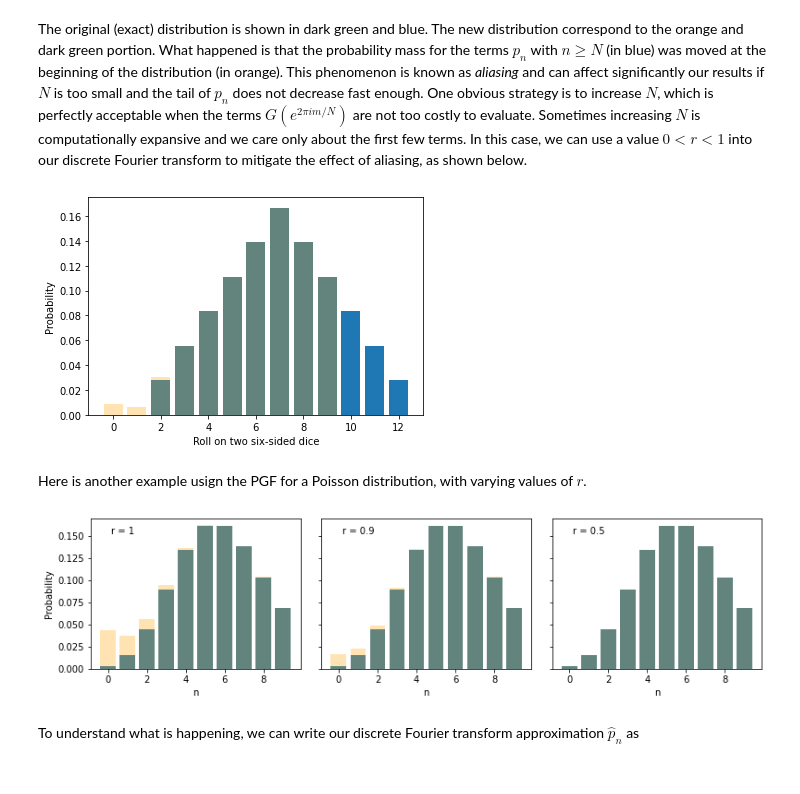
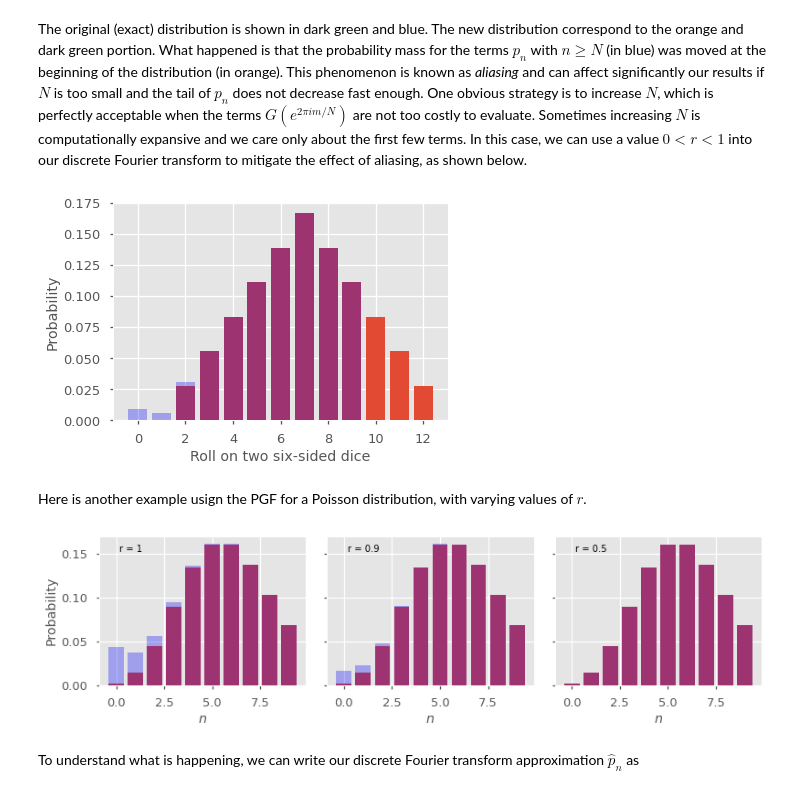
Before and after one commit to gstonge/pgfunk, a Jupyter notebook: _sources/chapters/numerical_inversion.ipynb, the cells around one changed output. Cells and saved outputs as stored; diff of their text form; code cells hidden in the pictures.

```diff
--- a/_sources/chapters/numerical_inversion.ipynb
+++ b/_sources/chapters/numerical_inversion.ipynb
@@ -48,6 +48,7 @@ Since $g(x)$ is a polynomial of degree $6$, $G(x)$ is of degree $12$ and $N = 13
 # %%
 import numpy as np
 import matplotlib.pyplot as plt
+plt.style.use(['ggplot', 'seaborn-talk'])
 
 g = lambda x: np.sum([x**n/6 for n in range(1,7)])
 G = lambda x: g(x)**2
@@ -95,36 +96,36 @@ n_ = np.arange(N_)
 c_ = np.exp(2*np.pi*1j*n_/N_)
 pn_ = abs(np.fft.fft(G(r*c_))/(N_*r**n_))
 plt.bar(n,pn)
-plt.bar(n_,pn_, alpha = 0.3, color='orange')
+plt.bar(n_,pn_, alpha = 0.3, color='blue')
 plt.ylabel('Probability')
 plt.xlabel('Roll on two six-sided dice')
 plt.show()
 # %% [output]
-[figure, old version]
+[figure, new version]
 # %% [markdown]
 Here is another example usign the PGF for a Poisson distribution, with varying values of $r$.
 # %%
 from scipy.special import loggamma
 fig, axes = plt.subplots(1,3, figsize=(13,3), sharey=True)
 plt.subplots_adjust(wspace = 0.1)
 
 mean = 6
 G = lambda x: np.exp(mean*(x-1))
 N = 10
 n = np.arange(N)
 c = np.exp(2*np.pi*1j*n/N)
 pn_true = mean**n*np.exp(-mean - loggamma(n+1))
 for j,r in enumerate([1,0.9,0.5]):
     pn = abs(np.fft.fft(G(r*c))/(N*r**n))
     axes[j].bar(n,pn_true)
-    axes[j].bar(n,pn, color='orange', alpha=0.3)
+    axes[j].bar(n,pn, color='blue', alpha=0.3)
     if j == 0:
         axes[j].set_ylabel('Probability')
-    axes[j].set_xlabel('n')
+    axes[j].set_xlabel(r'$n$')
     axes[j].text(0.1,0.9,f'r = {r}', transform=axes[j].transAxes)
 plt.show()
 # %% [output]
-[figure, old version]
+[figure, new version]
 # %% [markdown]
 To understand what is happening, we can write our discrete Fourier transform approximation $\hat{p}_n$ as
 # %% [markdown]
```
Also changed, not shown: parts of 2 cells of this notebook, 26 other files.
